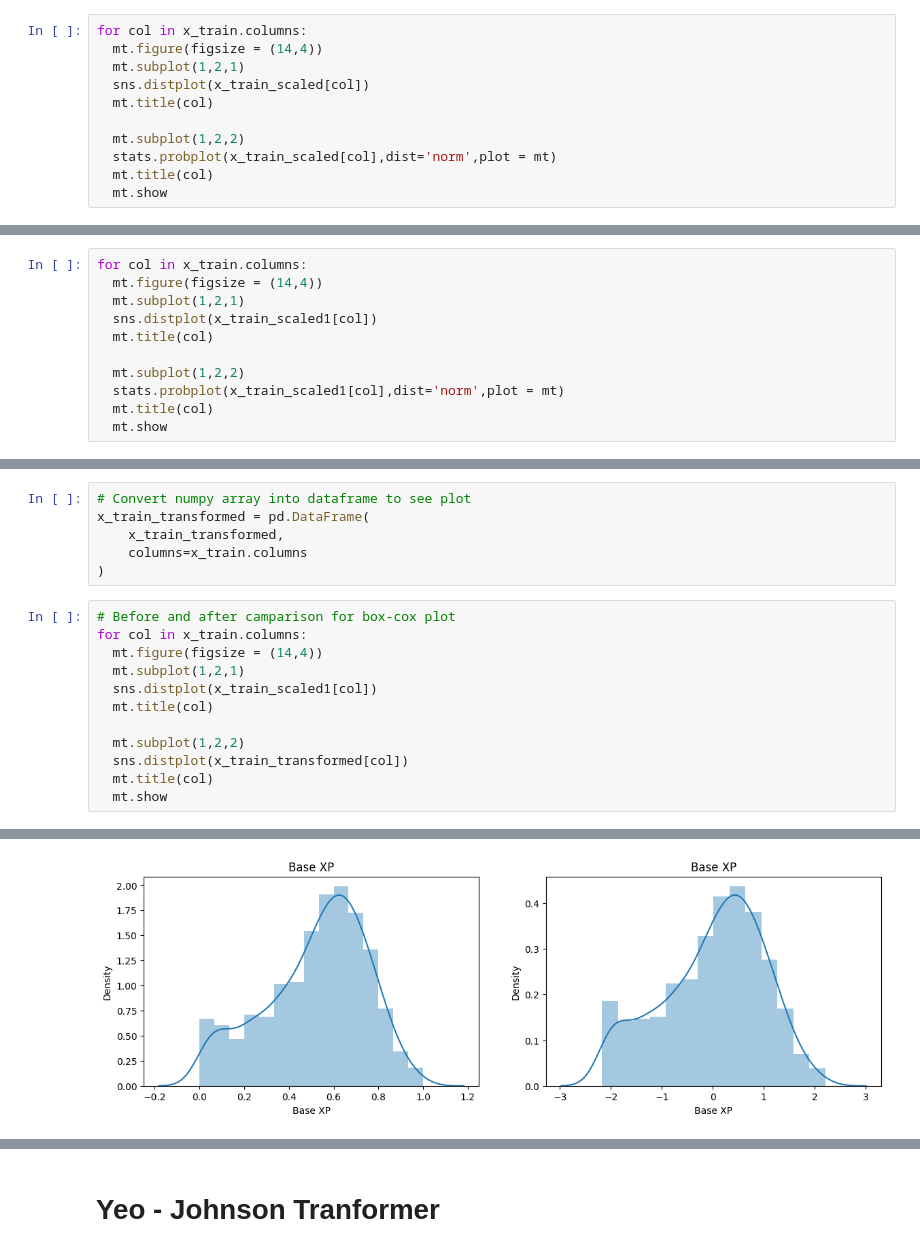
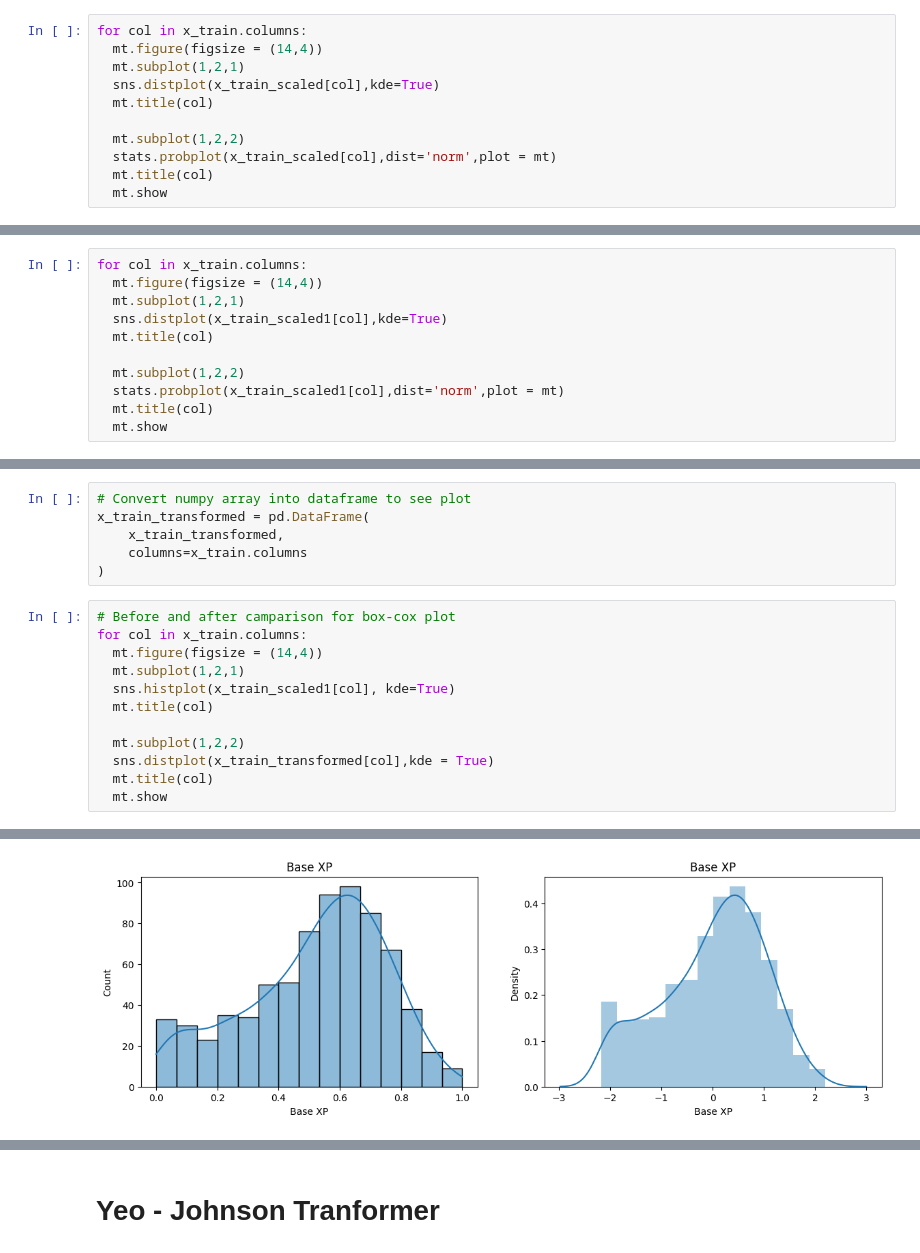
Before and after one commit to sujal-chauhan2006/feature-engineering-practice, a Jupyter notebook: PowerTransformer.ipynb, the cells around one changed output, grey strips where cells are left out. Cells and saved outputs as stored; diff of their text form.

```diff
--- a/PowerTransformer.ipynb
+++ b/PowerTransformer.ipynb
@@ -127,7 +130,7 @@ x_train_scaled = pd.DataFrame(
 for col in x_train.columns:
   mt.figure(figsize = (14,4))
   mt.subplot(1,2,1)
-  sns.distplot(x_train_scaled[col])
+  sns.distplot(x_train_scaled[col],kde=True)
   mt.title(col)
 
   mt.subplot(1,2,2)
@@ -190,7 +176,7 @@ x_train_scaled1 = pd.DataFrame(
 for col in x_train.columns:
   mt.figure(figsize = (14,4))
   mt.subplot(1,2,1)
-  sns.distplot(x_train_scaled1[col])
+  sns.distplot(x_train_scaled1[col],kde=True)
   mt.title(col)
 
   mt.subplot(1,2,2)
@@ -262,11 +231,11 @@ x_train_transformed = pd.DataFrame(
 for col in x_train.columns:
   mt.figure(figsize = (14,4))
   mt.subplot(1,2,1)
-  sns.distplot(x_train_scaled1[col])
+  sns.histplot(x_train_scaled1[col], kde=True)
   mt.title(col)
 
   mt.subplot(1,2,2)
-  sns.distplot(x_train_transformed[col])
+  sns.distplot(x_train_transformed[col],kde = True)
   mt.title(col)
   mt.show
 # %% [output]
@@ -291 +243 @@ https://gist.github.com/mwaskom/de44147ed2974457ad6372750bbe5751
-[figure, old version]
+[figure, new version]
```
Also changed, not shown: parts of 5 cells of this notebook.
